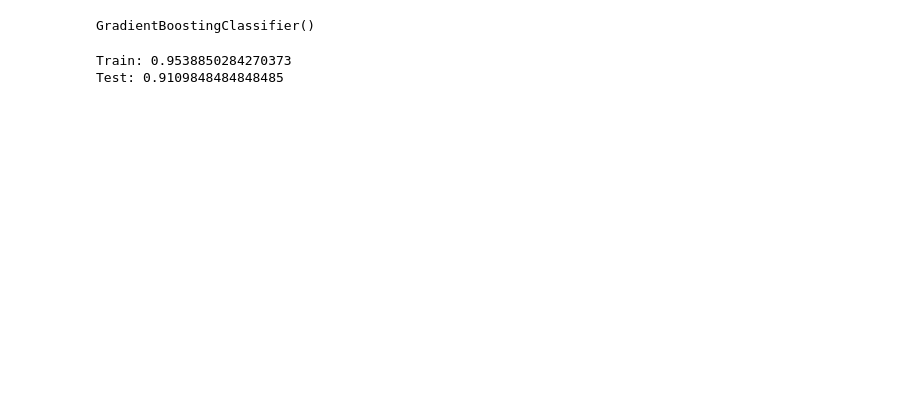
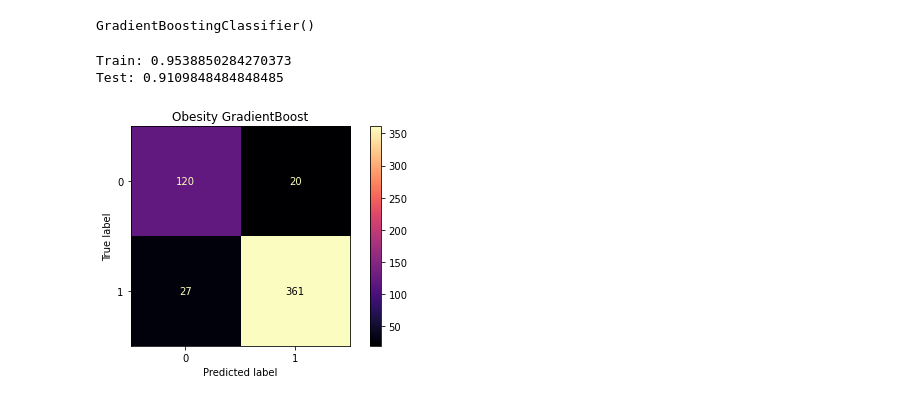
Before and after one commit to sbhewitt/Obesity-Group-Project, a Jupyter notebook: code/rick_model_classification.ipynb, the cells around one changed output. Cells and saved outputs as stored; diff of their text form; code cells hidden in the pictures; blank space fills up the shorter version.

```diff
--- a/code/rick_model_classification.ipynb
+++ b/code/rick_model_classification.ipynb
@@ -72,3 +109,15 @@ print(f'Test: {gr.score(X_test, y_test)}')
 # %% [output]
 Train: 0.9538850284270373
 Test: 0.9109848484848485
+# %%
+predsgr = gr.predict(X_test)
+# %%
+ConfusionMatrixDisplay.from_predictions(y_test, predsgr,
+                                        cmap = 'magma',
+                                       )
+plt.title('Obesity GradientBoost')
+
+plt.tight_layout()
+#plt.savefig('../images/gr_simple_cmatrix');
+# %% [output]
+[figure, added]
```
Also changed, not shown: parts of 8 cells of this notebook, 3 other files.
